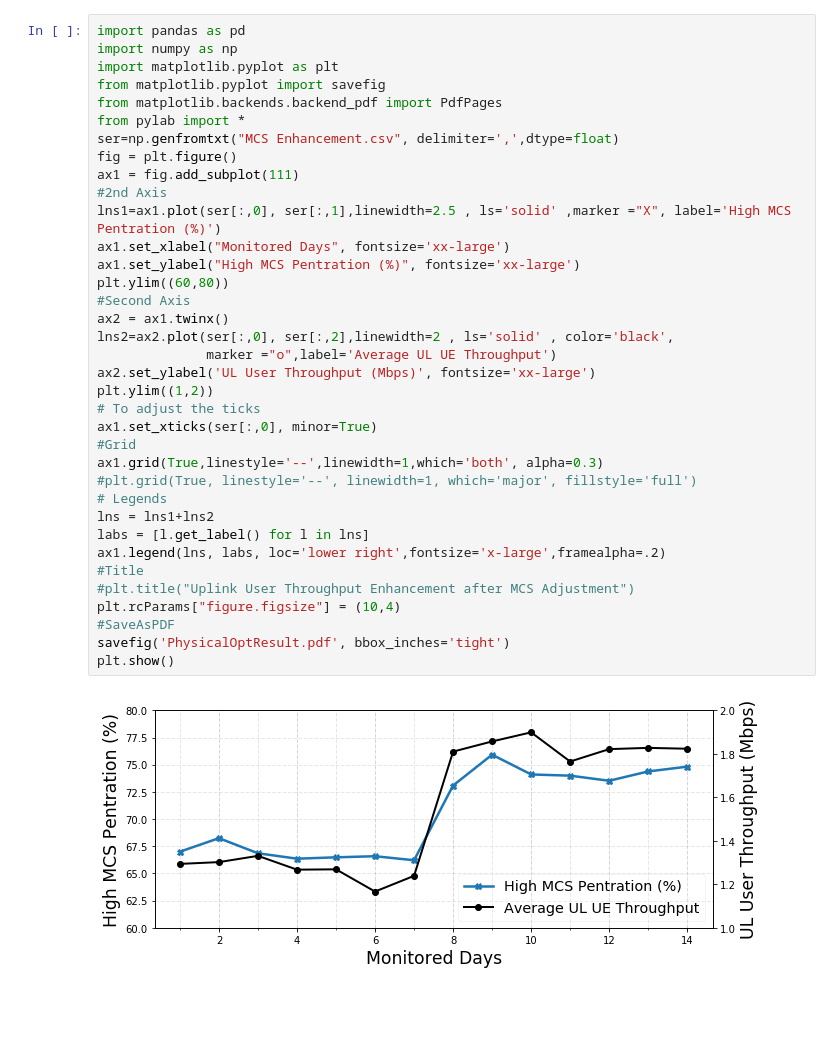
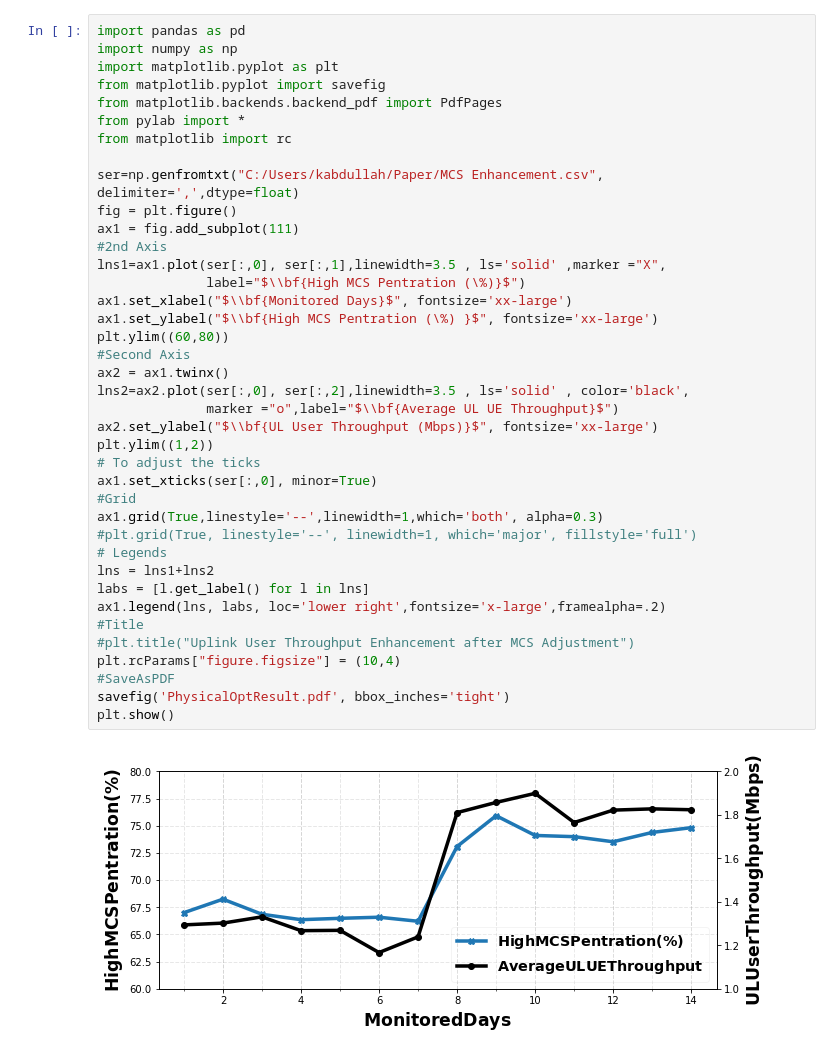
Before and after one commit to Kareem-Abdullah/GitHubDemoLearn, a Jupyter notebook: MCS Enhancement.ipynb, the cells around one changed output. Drawn from its saved outputs; the diff is of its cells as text; blank space fills up the shorter version.

Commit message:
adding the final figures and correlation

```diff
--- a/MCS Enhancement.ipynb
+++ b/MCS Enhancement.ipynb
@@ -1,38 +1,41 @@
 # %%
 import pandas as pd
 import numpy as np
 import matplotlib.pyplot as plt
 from matplotlib.pyplot import savefig
 from matplotlib.backends.backend_pdf import PdfPages
 from pylab import *
-ser=np.genfromtxt("MCS Enhancement.csv", delimiter=',',dtype=float)
+from matplotlib import rc
+
+ser=np.genfromtxt("C:/Users/kabdullah/Paper/MCS Enhancement.csv", delimiter=',',dtype=float)
 fig = plt.figure()
 ax1 = fig.add_subplot(111)
 #2nd Axis
-lns1=ax1.plot(ser[:,0], ser[:,1],linewidth=2.5 , ls='solid' ,marker ="X", label='High MCS Pentration (%)')
-ax1.set_xlabel("Monitored Days", fontsize='xx-large')
-ax1.set_ylabel("High MCS Pentration (%)", fontsize='xx-large')
+lns1=ax1.plot(ser[:,0], ser[:,1],linewidth=3.5 , ls='solid' ,marker ="X",
+              label="$\\bf{High MCS Pentration (\%)}$")
+ax1.set_xlabel("$\\bf{Monitored Days}$", fontsize='xx-large')
+ax1.set_ylabel("$\\bf{High MCS Pentration (\%) }$", fontsize='xx-large')
 plt.ylim((60,80))
 #Second Axis
 ax2 = ax1.twinx()
-lns2=ax2.plot(ser[:,0], ser[:,2],linewidth=2 , ls='solid' , color='black',
-              marker ="o",label='Average UL UE Throughput')
-ax2.set_ylabel('UL User Throughput (Mbps)', fontsize='xx-large')
+lns2=ax2.plot(ser[:,0], ser[:,2],linewidth=3.5 , ls='solid' , color='black',
+              marker ="o",label="$\\bf{Average UL UE Throughput}$")
+ax2.set_ylabel("$\\bf{UL User Throughput (Mbps)}$", fontsize='xx-large')
 plt.ylim((1,2))
 # To adjust the ticks
 ax1.set_xticks(ser[:,0], minor=True)
 #Grid
 ax1.grid(True,linestyle='--',linewidth=1,which='both', alpha=0.3)
 #plt.grid(True, linestyle='--', linewidth=1, which='major', fillstyle='full')
 # Legends
 lns = lns1+lns2
 labs = [l.get_label() for l in lns]
 ax1.legend(lns, labs, loc='lower right',fontsize='x-large',framealpha=.2)
 #Title
 #plt.title("Uplink User Throughput Enhancement after MCS Adjustment")
 plt.rcParams["figure.figsize"] = (10,4)
 #SaveAsPDF
 savefig('PhysicalOptResult.pdf', bbox_inches='tight')
 plt.show()
 # %% [output]
-[figure, old version]
+[figure, new version]
```
Also changed, not shown: 1 other file.
